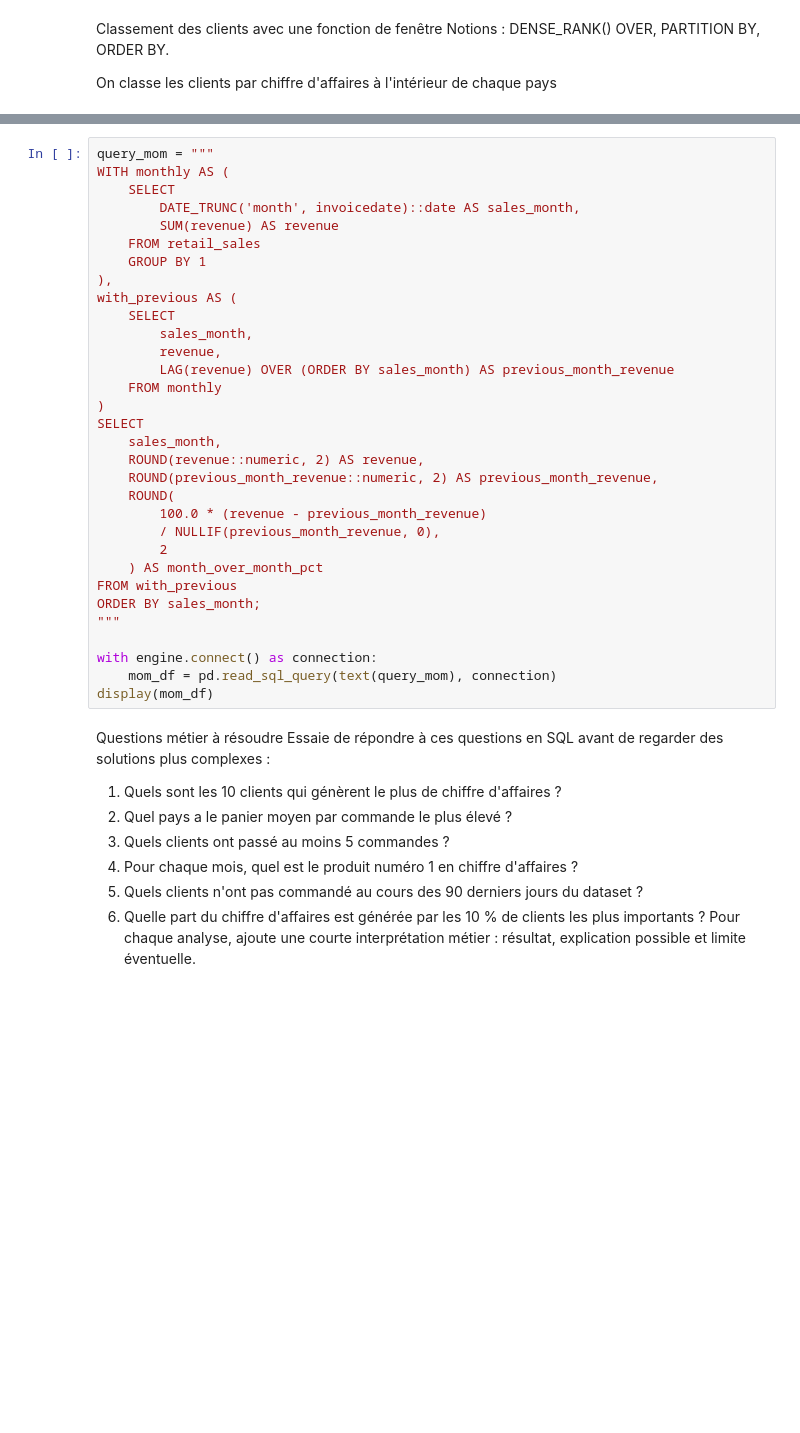
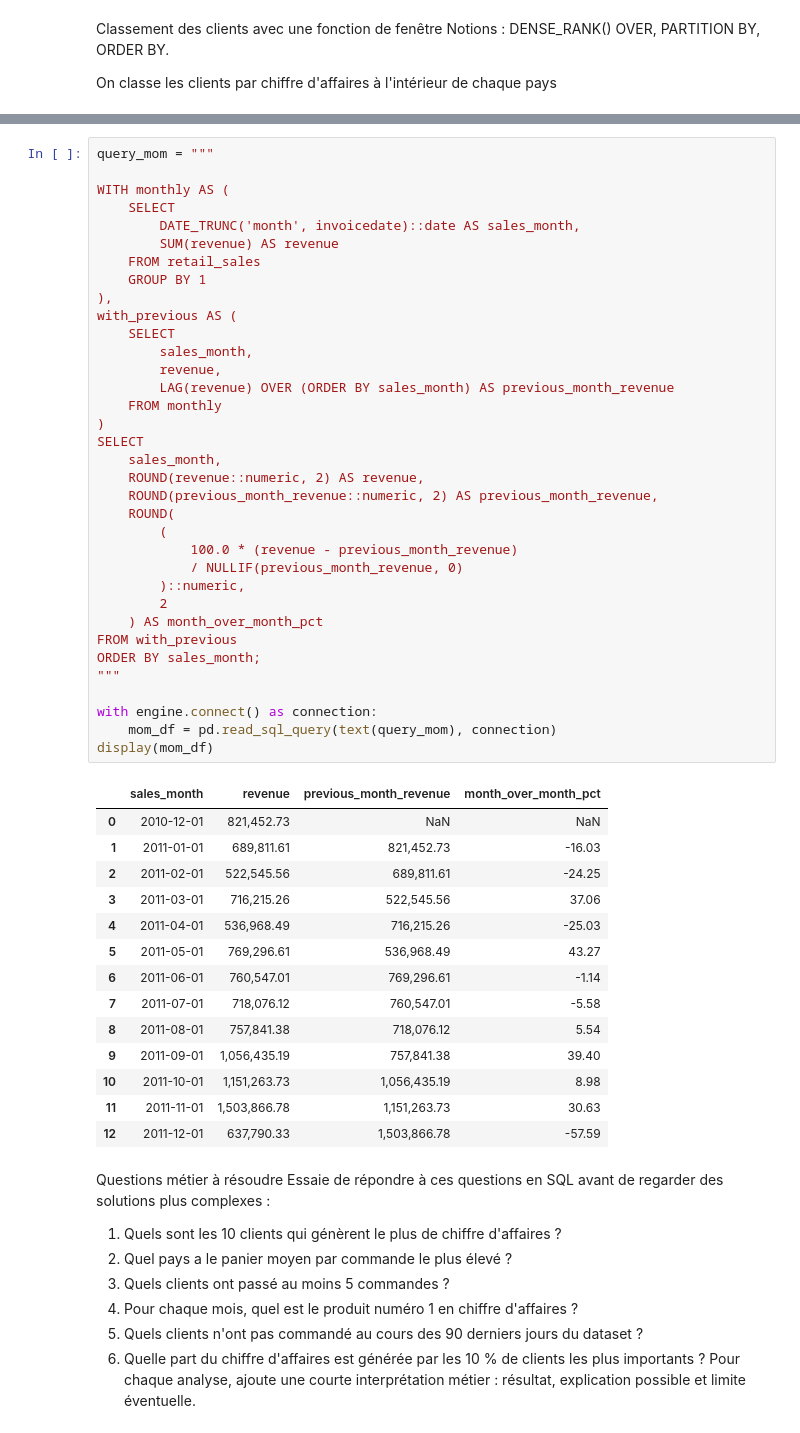
Before and after one commit to yara951/customer-analytics-dashboard, a Jupyter notebook: notebooks/04_sql_advanced.ipynb, the cells around one changed output, grey strips where cells are left out. Drawn from its saved outputs; the diff is of its cells as text; blank space fills up the shorter version.

```diff
--- a/notebooks/04_sql_advanced.ipynb
+++ b/notebooks/04_sql_advanced.ipynb
@@ -348,35 +386,53 @@ display(rank_df)
 # %%
 query_mom = """
+
 WITH monthly AS (
     SELECT
         DATE_TRUNC('month', invoicedate)::date AS sales_month,
         SUM(revenue) AS revenue
     FROM retail_sales
     GROUP BY 1
 ),
 with_previous AS (
     SELECT
         sales_month,
         revenue,
         LAG(revenue) OVER (ORDER BY sales_month) AS previous_month_revenue
     FROM monthly
 )
 SELECT
     sales_month,
     ROUND(revenue::numeric, 2) AS revenue,
     ROUND(previous_month_revenue::numeric, 2) AS previous_month_revenue,
     ROUND(
-        100.0 * (revenue - previous_month_revenue)
-        / NULLIF(previous_month_revenue, 0),
+        (
+            100.0 * (revenue - previous_month_revenue)
+            / NULLIF(previous_month_revenue, 0)
+        )::numeric,
         2
     ) AS month_over_month_pct
 FROM with_previous
 ORDER BY sales_month;
 """
 
 with engine.connect() as connection:
     mom_df = pd.read_sql_query(text(query_mom), connection)
 display(mom_df)
+# %% [output]
+|  | sales_month | revenue | previous_month_revenue | month_over_month_pct |
+| 0 | 2010-12-01 | 821,452.73 | NaN | NaN |
+| 1 | 2011-01-01 | 689,811.61 | 821,452.73 | -16.03 |
+| 2 | 2011-02-01 | 522,545.56 | 689,811.61 | -24.25 |
+| 3 | 2011-03-01 | 716,215.26 | 522,545.56 | 37.06 |
+| 4 | 2011-04-01 | 536,968.49 | 716,215.26 | -25.03 |
+| 5 | 2011-05-01 | 769,296.61 | 536,968.49 | 43.27 |
+| 6 | 2011-06-01 | 760,547.01 | 769,296.61 | -1.14 |
+| 7 | 2011-07-01 | 718,076.12 | 760,547.01 | -5.58 |
+| 8 | 2011-08-01 | 757,841.38 | 718,076.12 | 5.54 |
+| 9 | 2011-09-01 | 1,056,435.19 | 757,841.38 | 39.40 |
+| 10 | 2011-10-01 | 1,151,263.73 | 1,056,435.19 | 8.98 |
+| 11 | 2011-11-01 | 1,503,866.78 | 1,151,263.73 | 30.63 |
+| 12 | 2011-12-01 | 637,790.33 | 1,503,866.78 | -57.59 |
 # %% [markdown]
 Questions métier à résoudre
 Essaie de répondre à ces questions en SQL avant de regarder des solutions plus complexes :
```
Also changed, not shown: parts of 4 cells of this notebook.
